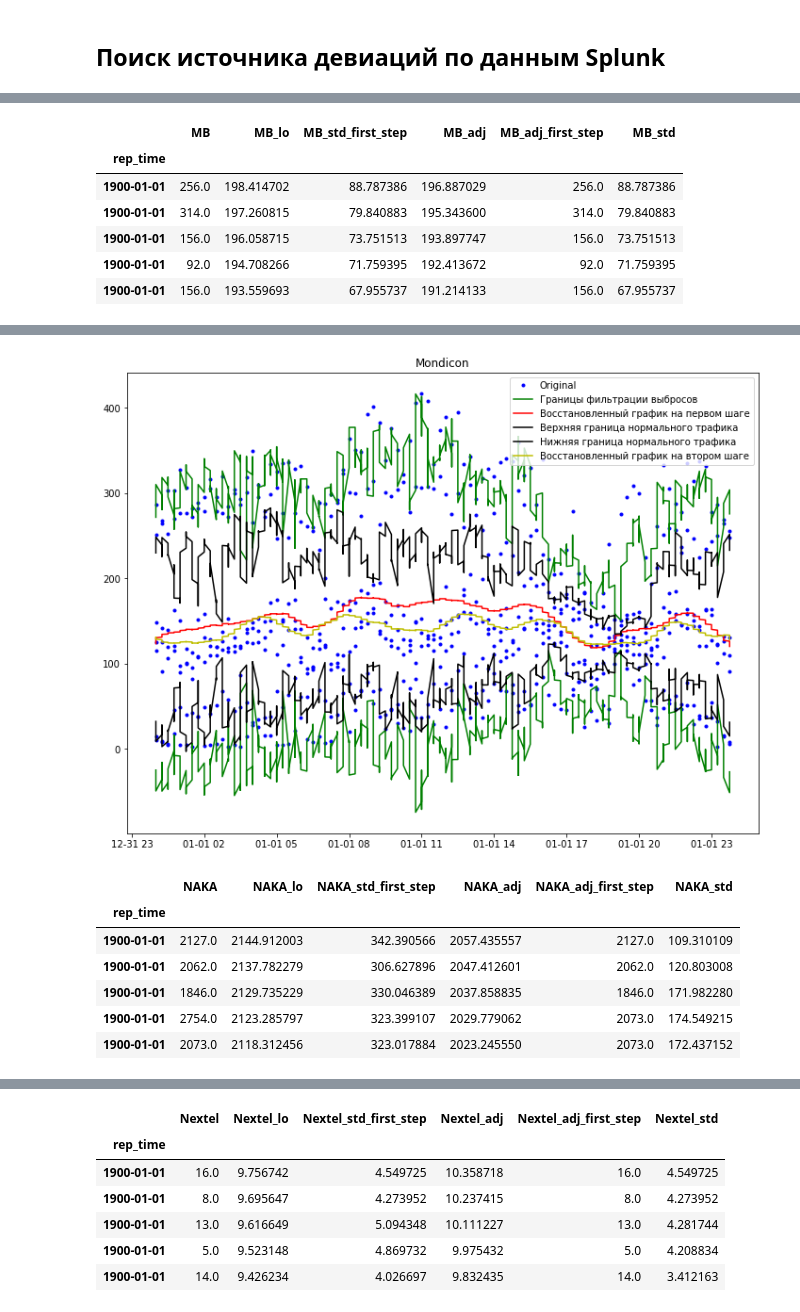
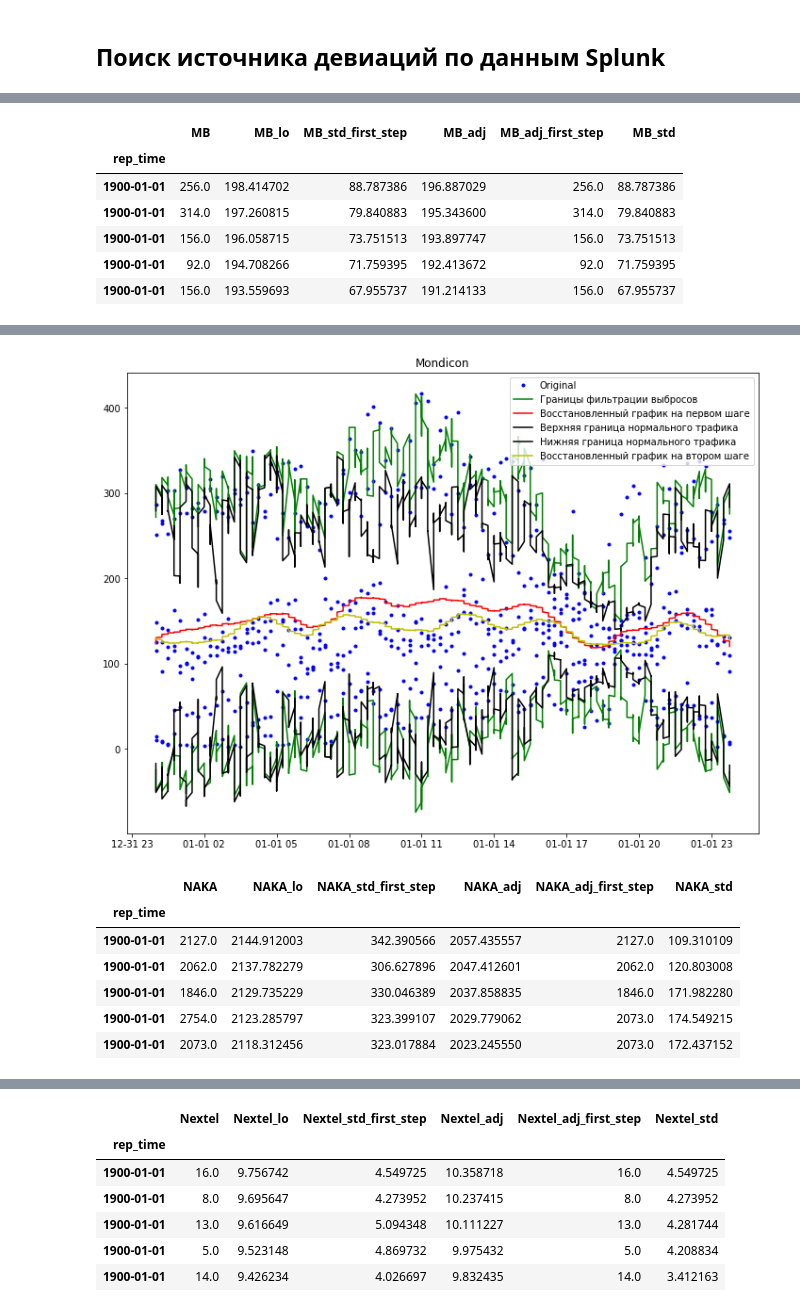
Before and after one commit to balobinp/RB_BD, a Jupyter notebook: RB_Splunk_Search_Deviation_Python3.ipynb, the cells around one changed output, grey strips where cells are left out. Cells and saved outputs as stored; diff of their text form; code cells hidden in the pictures.

```diff
--- a/RB_Splunk_Search_Deviation_Python3.ipynb
+++ b/RB_Splunk_Search_Deviation_Python3.ipynb
@@ -132,7 +140,8 @@ display(df_source_time.tail())
 #Window для расчета скользящего стандартного отклонения берем как, например, 1/12 от периода
 
 v_window=8 #скользящее окно
-k_out=1.5 #Коэффициент для умножения на std для расчета границ фильтрации выборосов
+k_out=1.5 #Коэффициент для умножения на std для расчета границ фильтрации выбросов для первого прогона
+k_norm=1.5 #Коэффициент для умножения на std для расчета границ "нормального" трафика для второго прогона
 
 i=df_source_time.index.shape[0]
 x=np.linspace(-10,10,i)
@@ -167,7 +176,7 @@ def f_low(df_x):
     return df_res
 
 l=list(df_source_time.columns)
-print(l)
+print( "Список полученных для анализа фич:\n{}".format(l) )
 
 for name in l:
 
@@ -179,8 +188,8 @@ for name in l:
     ax.plot(df[name+'_lo']+k_out*df[name+'_std_first_step'],'g',label='Границы фильтрации выбросов') #Верхняя граница для фильтрации выборосов
     ax.plot(df[name+'_lo']-k_out*df[name+'_std_first_step'],'g',label='Границы фильтрации выбросов') #Нижняя граница для фильтрации выборосов
     ax.plot(df[name+'_lo'],'r', label='Восстановленный график на первом шаге') #Восстановленный график методом lowess на первом шаге
-    ax.plot(df[name+'_adj']+df[name+'_std'],'k', label='Верхняя граница нормального трафика') #Верхняя граница нормального трафика
-    ax.plot(df[name+'_adj']-df[name+'_std'],'k', label='Нижняя граница нормального трафика') #Нижняя граница нормального трафика
+    ax.plot(df[name+'_adj']+k_norm*df[name+'_std'],'k', label='Верхняя граница нормального трафика') #Верхняя граница нормального трафика
+    ax.plot(df[name+'_adj']-k_norm*df[name+'_std'],'k', label='Нижняя граница нормального трафика') #Нижняя граница нормального трафика
     ax.plot(df[name+'_adj'],'y', label='Восстановленный график на втором шаге') #Восстановленный график методом lowess на втором шаге
     ax.set_title(name)
     plt.legend()
@@ -206,11 +216,11 @@ for name in l:
 |  | Mondicon | Mondicon_lo | Mondicon_std_first_step | Mondicon_adj | Mondicon_adj_first_step | Mondicon_std |
 | rep_time |  |  |  |  |  |  |
 | 1900-01-01 | 125.0 | 123.183449 | 98.871128 | 130.817049 | 125.0 | 98.871128 |
 | 1900-01-01 | 115.0 | 124.597723 | 115.766575 | 130.842002 | 115.0 | 115.766575 |
 | 1900-01-01 | 10.0 | 125.692014 | 105.821953 | 130.371407 | 10.0 | 105.821953 |
 | 1900-01-01 | 251.0 | 126.867920 | 107.855641 | 129.910167 | 251.0 | 107.855641 |
 | 1900-01-01 | 14.0 | 128.244603 | 114.615428 | 129.649416 | 14.0 | 114.615428 |
-[figure, old version]
+[figure, new version]
 |  | NAKA | NAKA_lo | NAKA_std_first_step | NAKA_adj | NAKA_adj_first_step | NAKA_std |
 | rep_time |  |  |  |  |  |  |
 | 1900-01-01 | 2127.0 | 2144.912003 | 342.390566 | 2057.435557 | 2127.0 | 109.310109 |
```
Also changed, not shown: parts of 6 cells of this notebook.
